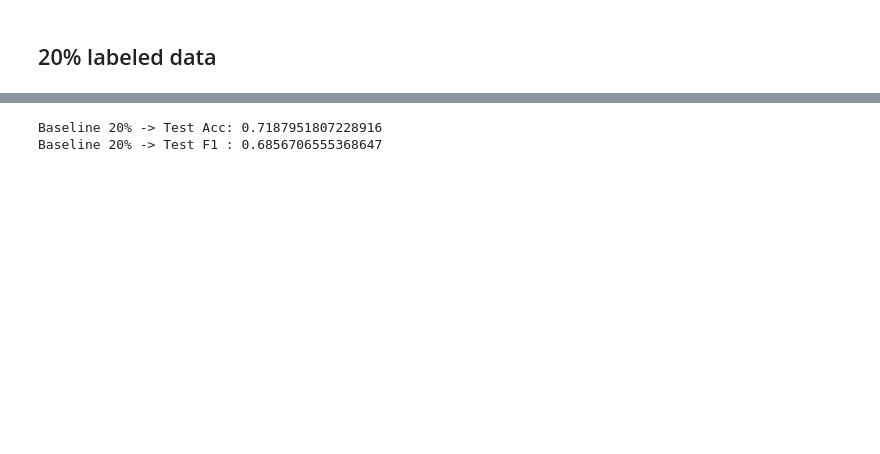
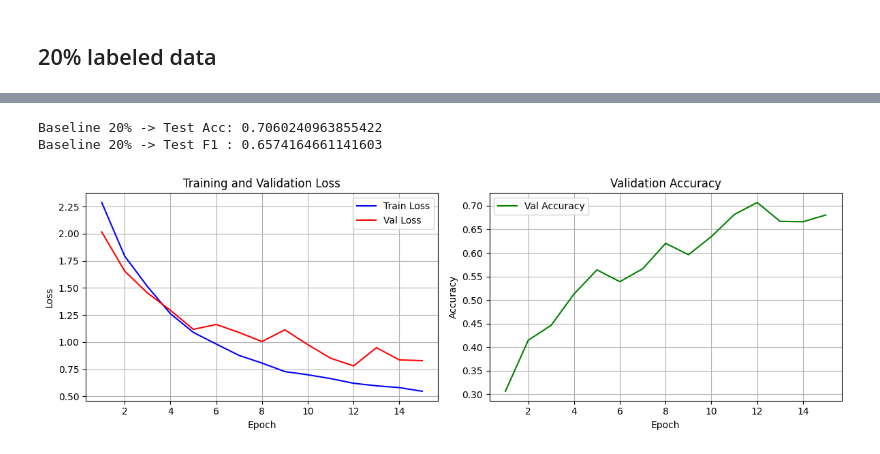
Before and after one commit to sarthakghavghave/self-supervised-activity-recognition, a Jupyter notebook: notebooks/02_baseline_cnn.ipynb, the cells around one changed output, grey strips where cells are left out. Saved outputs shown, nothing was run; the diff lists cells and outputs as text; code cells hidden in the pictures; blank space fills up the shorter version.

```diff
--- a/notebooks/02_baseline_cnn.ipynb
+++ b/notebooks/02_baseline_cnn.ipynb
@@ -37,10 +40,3 @@ Test : (4150, 6, 300)
 train_loader = make_loader(X_train, y_train, batch_size=128, shuffle=True)
 val_loader   = make_loader(X_val, y_val, batch_size=128)
 test_loader  = make_loader(X_test, y_test, batch_size=128)
-# %%
-X, y = next(iter(train_loader))
-
-print(f"X shape: {X.shape}\ny shape: {y.shape}")
-print("y unique:", torch.unique(y))
-print(f"X mean: {X.mean():.4f}\nX std: {X.std():.4f}")
-print(f"X_train mean: {X_train.mean():.4f}\nX_train std: {X_train.std():.4f}")
@@ -246,7 +181,7 @@ X_small, y_small = sample_labels(X_train, y_train, fraction=0.2)
 train_loader_small = make_loader(X_small, y_small, batch_size=128, shuffle=True)
 
 classifier_small = BaselineCNN()
-model_small = train_classifier(
+model_small, train_losses_small, val_losses_small, accs_small = train_baseline(
     classifier_small,
     train_loader_small,
     val_loader,
@@ -275,6 +210,5 @@ Epoch 15 | Loss: 0.5345 | Val Acc: 0.6973
 # %%
-# Evaluate
-model_small = BaselineCNN().to(device)
+model_small = BaselineCNN().to(device="cpu")
 model_small.load_state_dict(torch.load(MODEL_DIR / "baseline_20.pth"))
 
 test_acc, test_f1 = evaluate(model_small, test_loader)
@@ -282,5 +216,9 @@ test_acc, test_f1 = evaluate(model_small, test_loader)
 print("Baseline 20% -> Test Acc:", test_acc)
 print("Baseline 20% -> Test F1 :", test_f1)
 # %% [output]
-Baseline 20% -> Test Acc: 0.7187951807228916
-Baseline 20% -> Test F1 : 0.6856706555368647
+Baseline 20% -> Test Acc: 0.7060240963855422
+Baseline 20% -> Test F1 : 0.6574164661141603
+# %%
+train_val_curves(train_losses_small, val_losses_small, accs_small)
+# %% [output]
+[figure, added]
```
Also changed, not shown: parts of 11 cells of this notebook, 6 other files.
